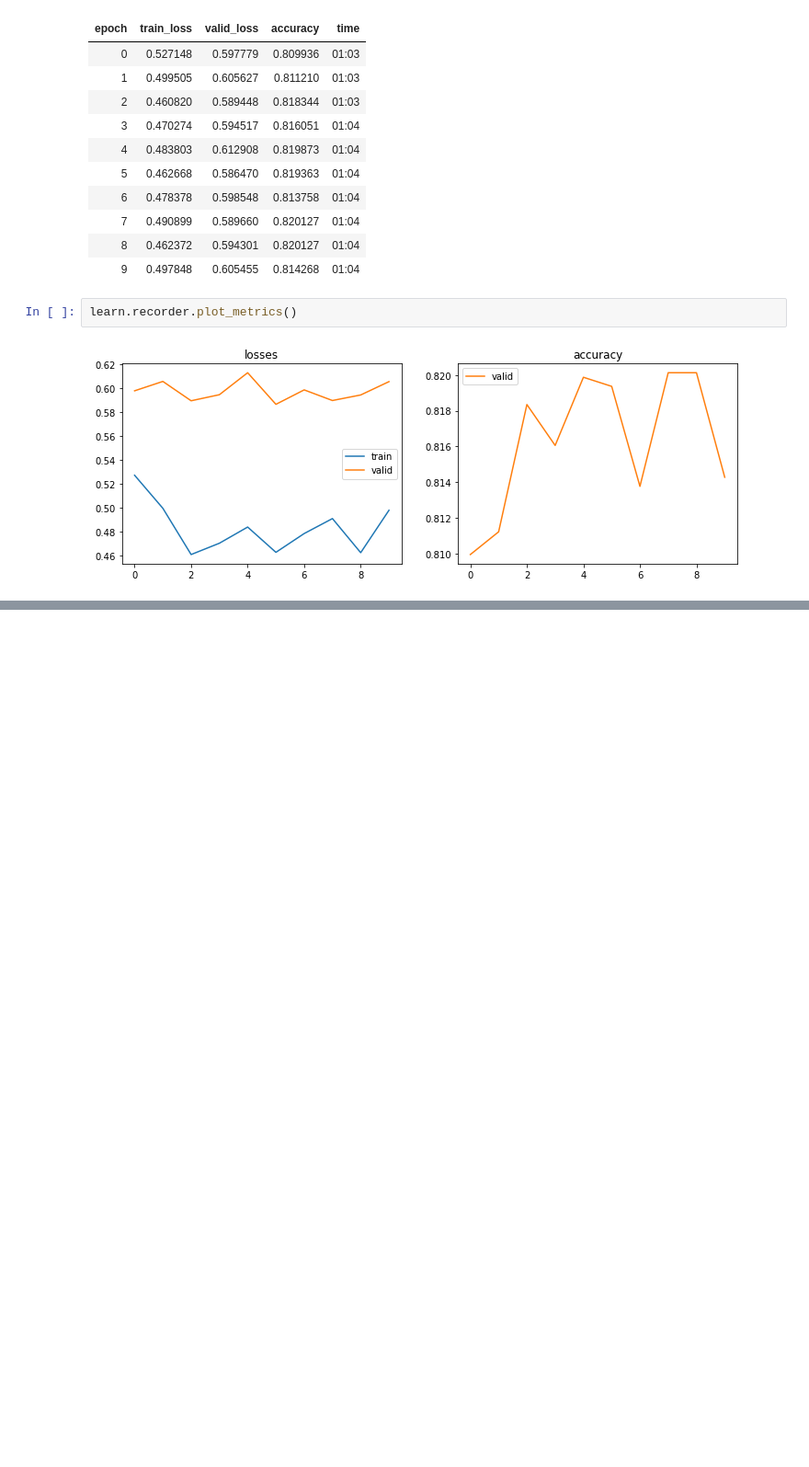
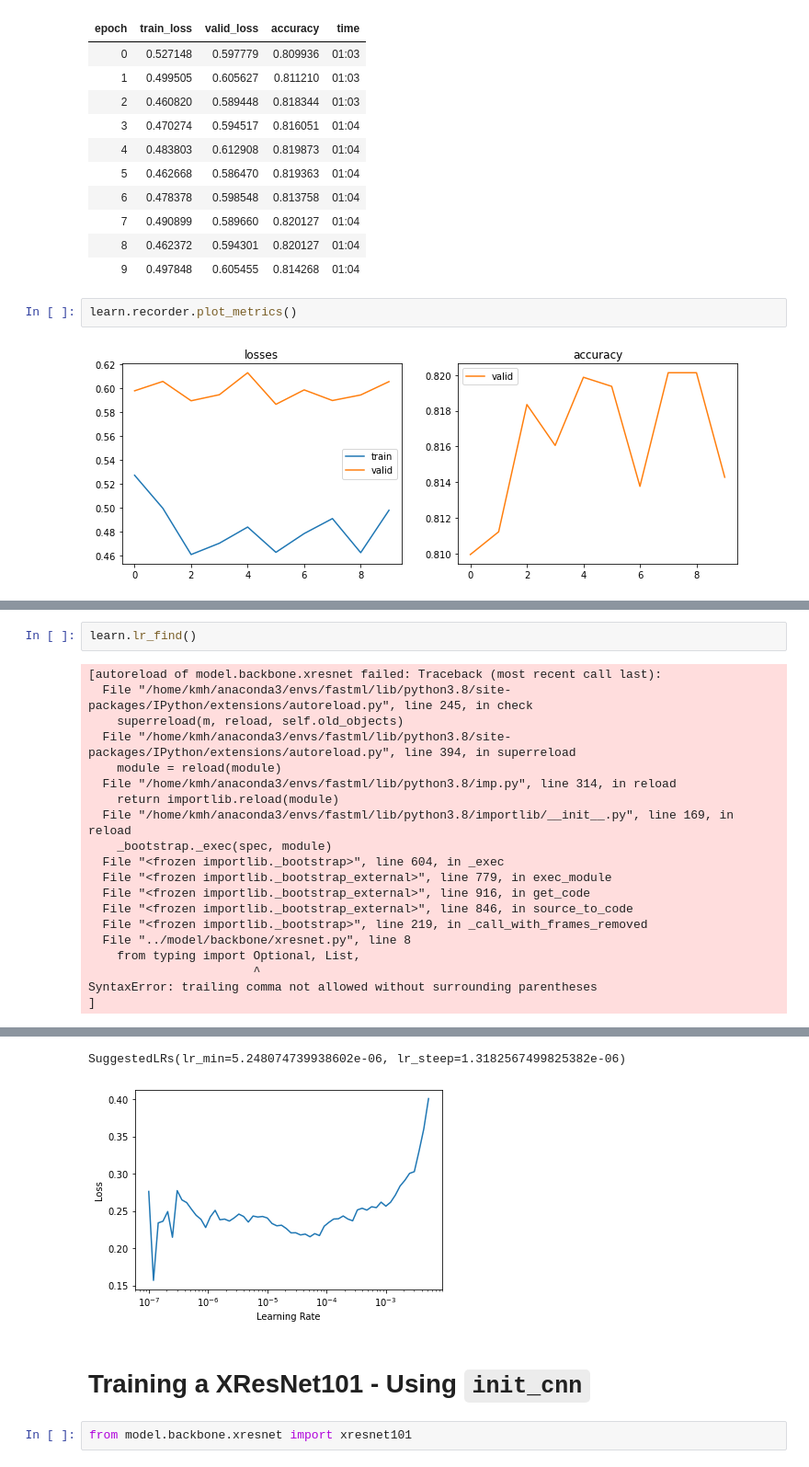
Before and after one commit to m0sys/retinanet-from-torch, a Jupyter notebook: notebooks/17_xresnet_train_on_imagenette.ipynb, the cells around one changed output, grey strips where cells are left out. Shown at 92% size. Saved outputs shown, nothing was run; the diff lists cells and outputs as text; blank space fills up the shorter version.

```diff
--- a/notebooks/17_xresnet_train_on_imagenette.ipynb
+++ b/notebooks/17_xresnet_train_on_imagenette.ipynb
@@ -537,0 +551,22 @@ learn.fit_one_cycle(15, 5e-4)
+# %%
+learn.lr_find()
+# %% [output]
+[autoreload of model.backbone.xresnet failed: Traceback (most recent call last):
+  File "/home/kmh/anaconda3/envs/fastml/lib/python3.8/site-packages/IPython/extensions/autoreload.py", line 245, in check
+    superreload(m, reload, self.old_objects)
+  File "/home/kmh/anaconda3/envs/fastml/lib/python3.8/site-packages/IPython/extensions/autoreload.py", line 394, in superreload
+    module = reload(module)
+  File "/home/kmh/anaconda3/envs/fastml/lib/python3.8/imp.py", line 314, in reload
+    return importlib.reload(module)
+  File "/home/kmh/anaconda3/envs/fastml/lib/python3.8/importlib/__init__.py", line 169, in reload
+    _bootstrap._exec(spec, module)
+  File "<frozen importlib._bootstrap>", line 604, in _exec
+  File "<frozen importlib._bootstrap_external>", line 779, in exec_module
+  File "<frozen importlib._bootstrap_external>", line 916, in get_code
+  File "<frozen importlib._bootstrap_external>", line 846, in source_to_code
+  File "<frozen importlib._bootstrap>", line 219, in _call_with_frames_removed
+  File "../model/backbone/xresnet.py", line 8
+    from typing import Optional, List,
+                       ^
+SyntaxError: trailing comma not allowed without surrounding parentheses
+]
@@ -537,0 +574,6 @@ learn.fit_one_cycle(15, 5e-4)
+SuggestedLRs(lr_min=5.248074739938602e-06, lr_steep=1.3182567499825382e-06)
+[figure, added]
+# %% [markdown]
+# Training a XResNet101 - Using `init_cnn`
+# %%
+from model.backbone.xresnet import xresnet101
```
Also changed, not shown: parts of 11 cells of this notebook, 6 other files.
